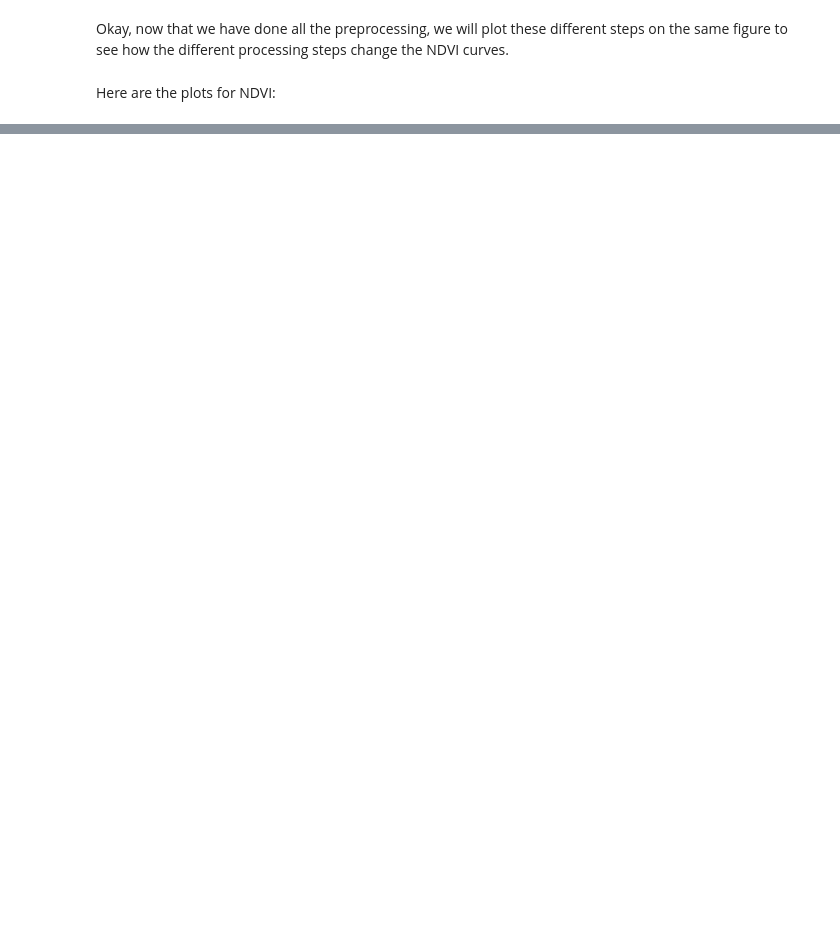
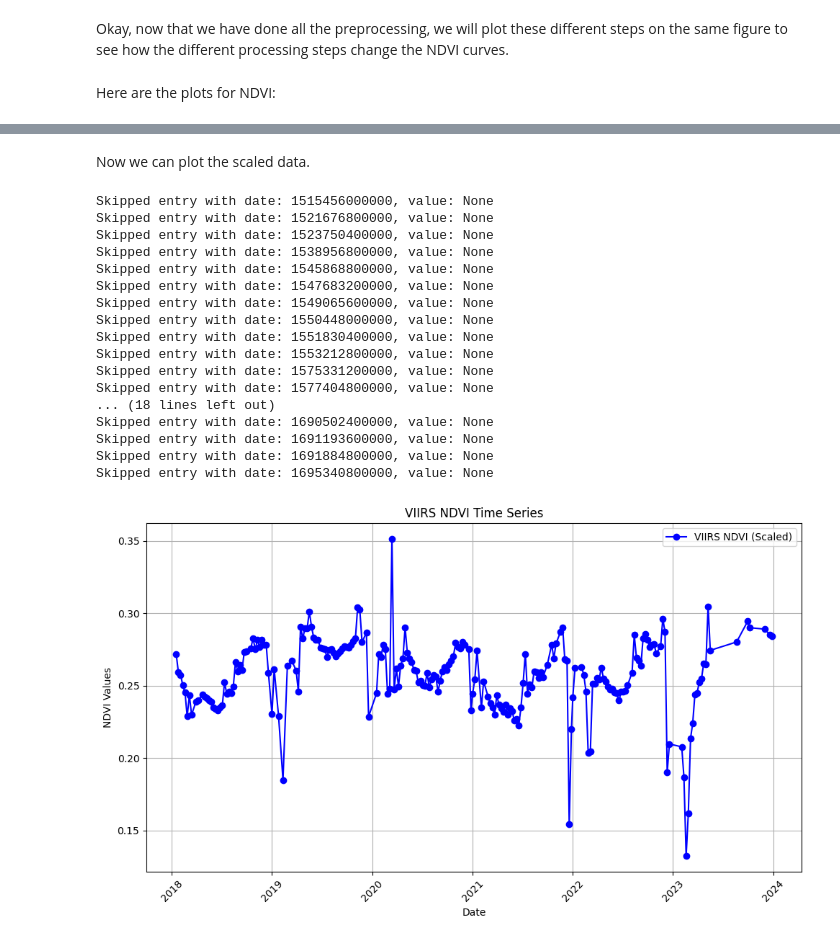
Before and after one commit to tlasharr/DroughtSurfing, a Jupyter notebook: RemoteSensingProcessing/1_PreProcessVIIRS_JN.ipynb, the cells around one changed output, grey strips where cells are left out. Cells and saved outputs as stored; diff of their text form; code cells hidden in the pictures; blank space fills up the shorter version.

```diff
--- a/RemoteSensingProcessing/1_PreProcessVIIRS_JN.ipynb
+++ b/RemoteSensingProcessing/1_PreProcessVIIRS_JN.ipynb
@@ -242,0 +296,52 @@ plt.show()
+# %% [markdown]
+Now we can plot the scaled data.
+# %%
+
+viirs_ndvi_dates_scaled, viirs_ndvi_values_scaled = get_time_series(scaled_viirs_ndvi,
+                                                                    reprojected_roi,
+                                                      scale=int(target_crs_scale.getInfo()),
+                                                      band='NDVI')
+
+viirs_ndvi_dates_scaled = convert_dates(viirs_ndvi_dates_scaled)
+
+## create the plot
+plt.figure(figsize=(10, 6))
+
+## plot the first time series
+plt.plot(viirs_ndvi_dates_scaled, viirs_ndvi_values_scaled,
+         label='VIIRS NDVI (Scaled)', color='blue', linestyle='-', marker='o')
+
+## add labels and title
+plt.xlabel('Date')
+plt.ylabel('NDVI Values')
+plt.title('VIIRS NDVI Time Series')
+
+## rotate x-axis labels for better readability
+plt.xticks(rotation=45)
+
+## add grid and legend
+plt.grid(True)
+plt.legend()
+
+## show the plot
+plt.tight_layout()
+plt.show()
+# %% [output]
+Skipped entry with date: 1515456000000, value: None
+Skipped entry with date: 1521676800000, value: None
+Skipped entry with date: 1523750400000, value: None
+Skipped entry with date: 1538956800000, value: None
+Skipped entry with date: 1545868800000, value: None
+Skipped entry with date: 1547683200000, value: None
+Skipped entry with date: 1549065600000, value: None
+Skipped entry with date: 1550448000000, value: None
+Skipped entry with date: 1551830400000, value: None
+Skipped entry with date: 1553212800000, value: None
+Skipped entry with date: 1575331200000, value: None
+Skipped entry with date: 1577404800000, value: None
+... (18 lines left out)
+Skipped entry with date: 1690502400000, value: None
+Skipped entry with date: 1691193600000, value: None
+Skipped entry with date: 1691884800000, value: None
+Skipped entry with date: 1695340800000, value: None
+[figure, added]
```
Also changed, not shown: parts of 8 cells of this notebook.
